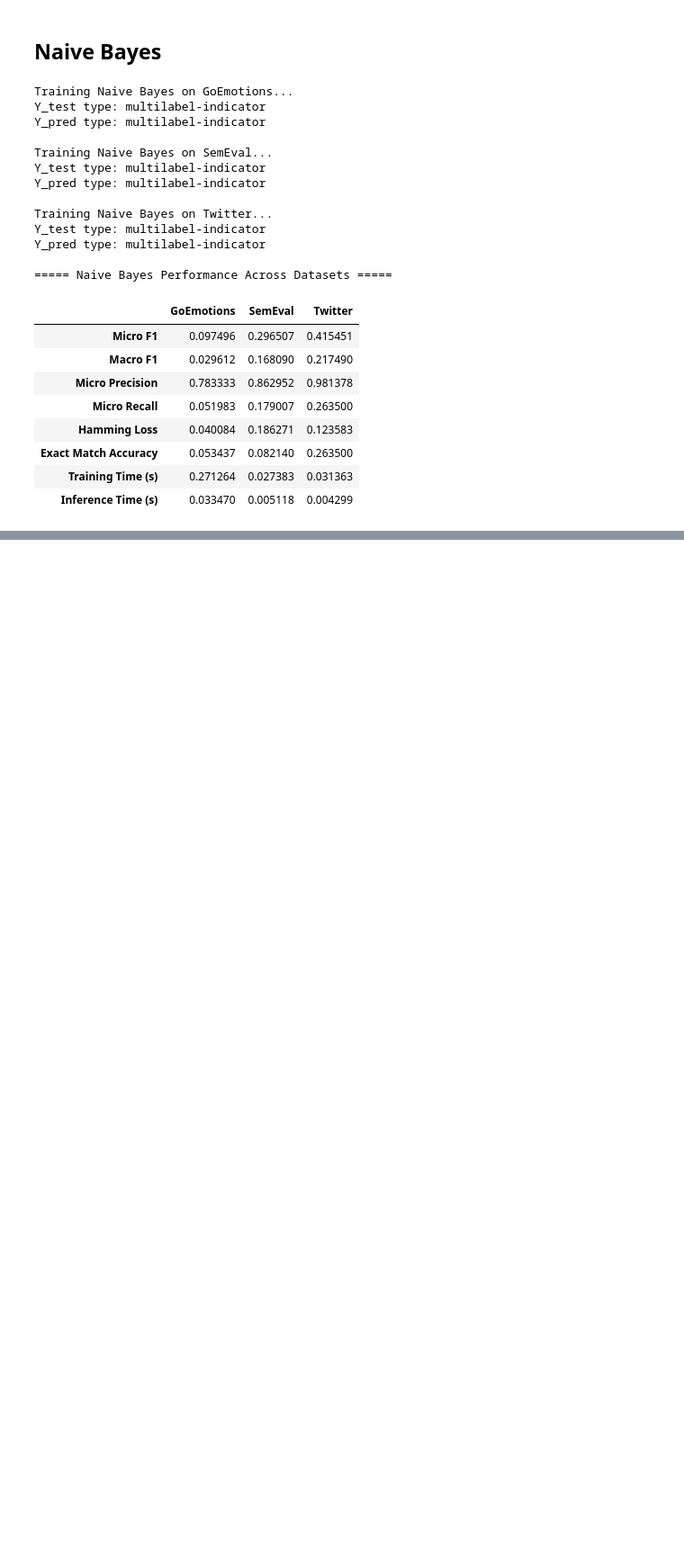
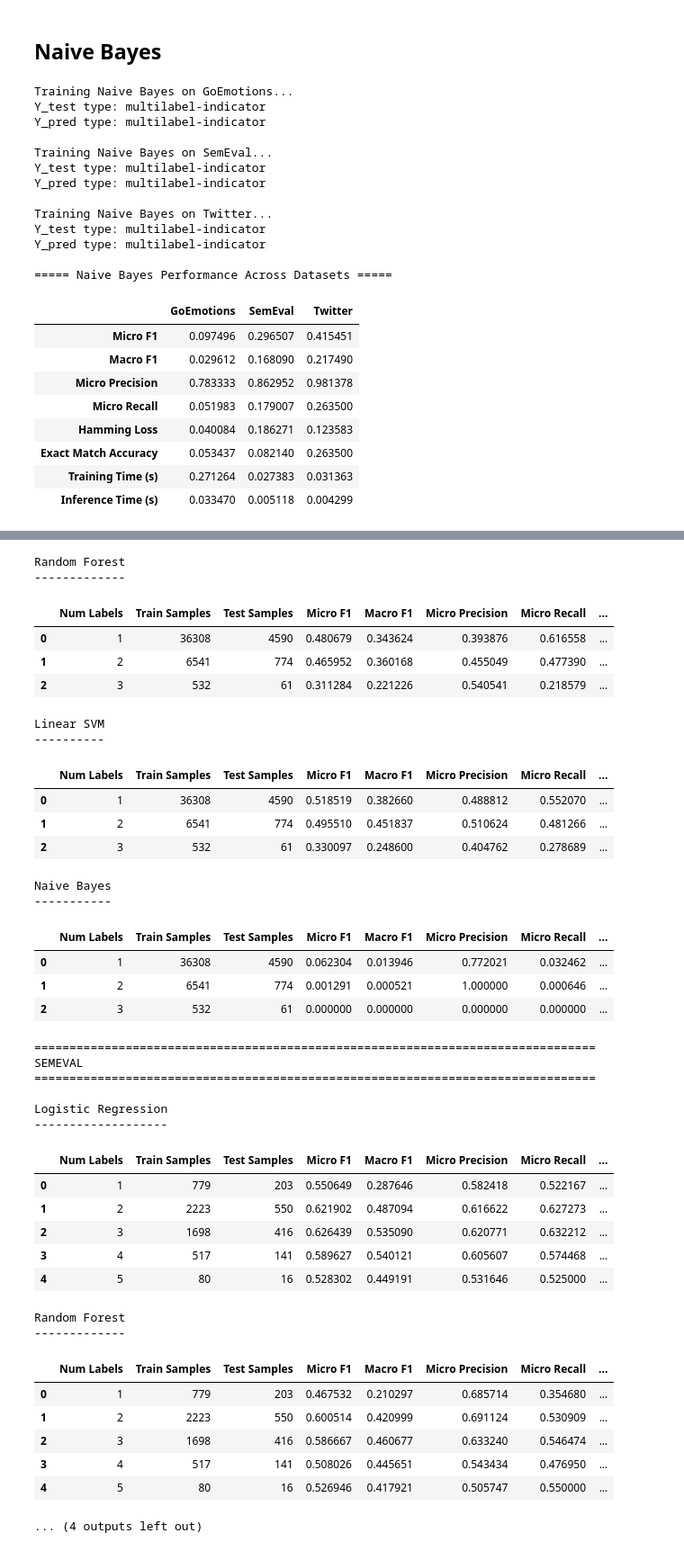
Before and after one commit to VarunP3000/NFS-REU-Data-Analytics-2026, a Jupyter notebook: ModelTraining.ipynb, the cells around one changed output, grey strips where cells are left out. Shown at 90% size. Drawn from its saved outputs; the diff is of its cells as text; code cells hidden in the pictures; blank space fills up the shorter version.

```diff
--- a/ModelTraining.ipynb
+++ b/ModelTraining.ipynb
@@ -589,0 +879,38 @@ Y_pred type: multilabel-indicator
+# %%
+# ------------------------------------------------------------
+# GoEmotions Tables
+# ------------------------------------------------------------
+
+print("=" * 80)
+print("GOEMOTIONS")
+print("=" * 80)
+
+for model_name, df in G_label_count_results.items():
+
+    print(f"\n{model_name}")
+    print("-" * len(model_name))
+
+    display(
+        df.sort_values("Num Labels")
+          .reset_index(drop=True)
+    )
+
+
+# ------------------------------------------------------------
+# SemEval Tables
+# ------------------------------------------------------------
+
+print("=" * 80)
+print("SEMEVAL")
+print("=" * 80)
+
+for model_name, df in S_label_count_results.items():
+
+    print(f"\n{model_name}")
+    print("-" * len(model_name))
+
+    display(
+        df.sort_values("Num Labels")
+          .reset_index(drop=True)
+    )
+# %% [output]
@@ -589,0 +927,39 @@ Y_pred type: multilabel-indicator
+Random Forest
+-------------
+|  | Num Labels | Train Samples | Test Samples | Micro F1 | Macro F1 | Micro Precision | Micro Recall | ... |
+| 0 | 1 | 36308 | 4590 | 0.480679 | 0.343624 | 0.393876 | 0.616558 | ... |
+| 1 | 2 | 6541 | 774 | 0.465952 | 0.360168 | 0.455049 | 0.477390 | ... |
+| 2 | 3 | 532 | 61 | 0.311284 | 0.221226 | 0.540541 | 0.218579 | ... |
+Linear SVM
+----------
+|  | Num Labels | Train Samples | Test Samples | Micro F1 | Macro F1 | Micro Precision | Micro Recall | ... |
+| 0 | 1 | 36308 | 4590 | 0.518519 | 0.382660 | 0.488812 | 0.552070 | ... |
+| 1 | 2 | 6541 | 774 | 0.495510 | 0.451837 | 0.510624 | 0.481266 | ... |
+| 2 | 3 | 532 | 61 | 0.330097 | 0.248600 | 0.404762 | 0.278689 | ... |
+Naive Bayes
+-----------
+|  | Num Labels | Train Samples | Test Samples | Micro F1 | Macro F1 | Micro Precision | Micro Recall | ... |
+| 0 | 1 | 36308 | 4590 | 0.062304 | 0.013946 | 0.772021 | 0.032462 | ... |
+| 1 | 2 | 6541 | 774 | 0.001291 | 0.000521 | 1.000000 | 0.000646 | ... |
+| 2 | 3 | 532 | 61 | 0.000000 | 0.000000 | 0.000000 | 0.000000 | ... |
+================================================================================
+SEMEVAL
+================================================================================
+
+Logistic Regression
+-------------------
+|  | Num Labels | Train Samples | Test Samples | Micro F1 | Macro F1 | Micro Precision | Micro Recall | ... |
+| 0 | 1 | 779 | 203 | 0.550649 | 0.287646 | 0.582418 | 0.522167 | ... |
+| 1 | 2 | 2223 | 550 | 0.621902 | 0.487094 | 0.616622 | 0.627273 | ... |
+| 2 | 3 | 1698 | 416 | 0.626439 | 0.535090 | 0.620771 | 0.632212 | ... |
+| 3 | 4 | 517 | 141 | 0.589627 | 0.540121 | 0.605607 | 0.574468 | ... |
+| 4 | 5 | 80 | 16 | 0.528302 | 0.449191 | 0.531646 | 0.525000 | ... |
+Random Forest
+-------------
+|  | Num Labels | Train Samples | Test Samples | Micro F1 | Macro F1 | Micro Precision | Micro Recall | ... |
+| 0 | 1 | 779 | 203 | 0.467532 | 0.210297 | 0.685714 | 0.354680 | ... |
+| 1 | 2 | 2223 | 550 | 0.600514 | 0.420999 | 0.691124 | 0.530909 | ... |
+| 2 | 3 | 1698 | 416 | 0.586667 | 0.460677 | 0.633240 | 0.546474 | ... |
+| 3 | 4 | 517 | 141 | 0.508026 | 0.445651 | 0.543434 | 0.476950 | ... |
+| 4 | 5 | 80 | 16 | 0.526946 | 0.417921 | 0.505747 | 0.550000 | ... |
+... (4 outputs left out)
```
Also changed, not shown: parts of 8 cells of this notebook, 1 other file.
